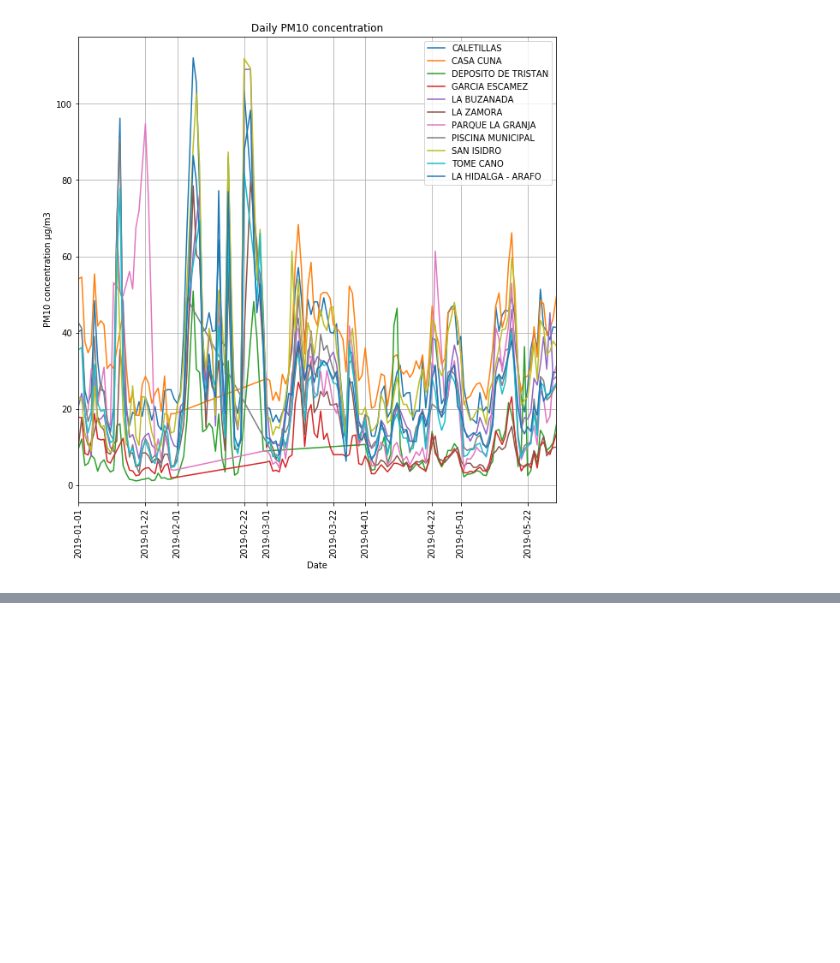
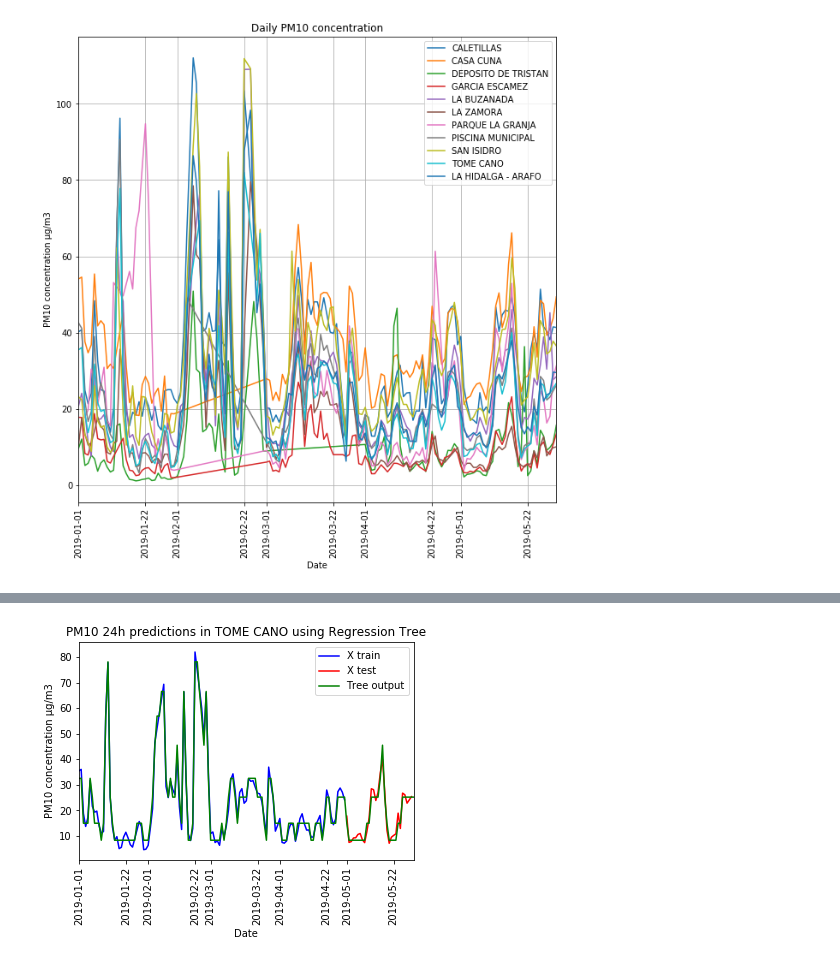
Before and after one commit to carlosdg/AirPollutionForecasting, a Jupyter notebook: Software/jupyter/notebooks/ExploringTheData.ipynb, the cells around one changed output, grey strips where cells are left out. Cells and saved outputs as stored; diff of their text form; code cells hidden in the pictures; blank space fills up the shorter version.

```diff
--- a/Software/jupyter/notebooks/ExploringTheData.ipynb
+++ b/Software/jupyter/notebooks/ExploringTheData.ipynb
@@ -237,0 +240,4 @@ for zone in zone_names:
+# %%
+from sklearn.tree import DecisionTreeRegressor
+
+regr_1 = DecisionTreeRegressor(max_depth=3)
@@ -237,0 +282,15 @@ for zone in zone_names:
+# %%
+ax = X_train.plot(c="blue")
+ax = X_test.plot(ax=ax, c="red")
+
+tree_output = data.copy()
+tree_output["value"] = regr_1.predict(data)
+ax = tree_output.plot(ax=ax, c="green")
+
+ax.set_title(f"PM10 24h predictions in {zone} using Regression Tree")
+ax.set_xlabel("Date")
+ax.set_ylabel("PM10 concentration µg/m3")
+ax.legend(["X train", "X test", "Tree output"])
+ax.xaxis.set_tick_params(rotation=90)
+# %% [output]
+[figure, added]
```
Also changed, not shown: parts of 7 cells of this notebook.
